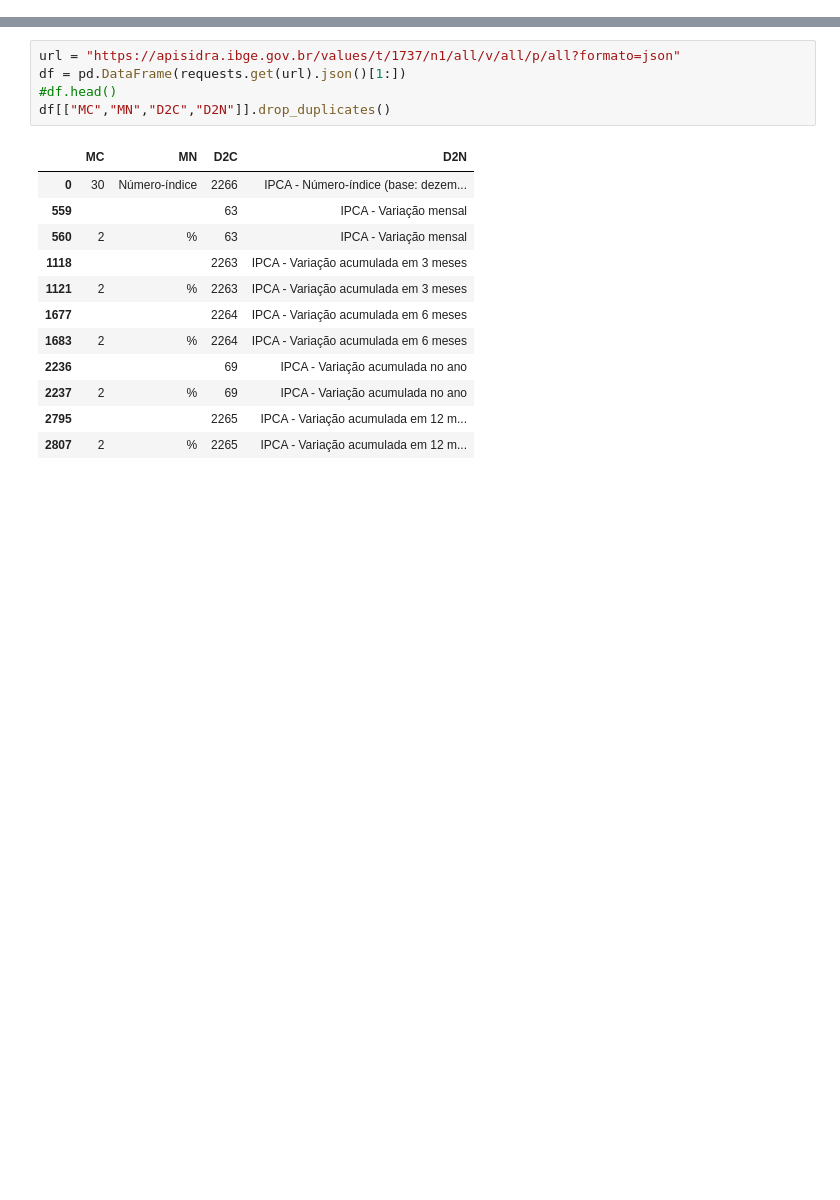
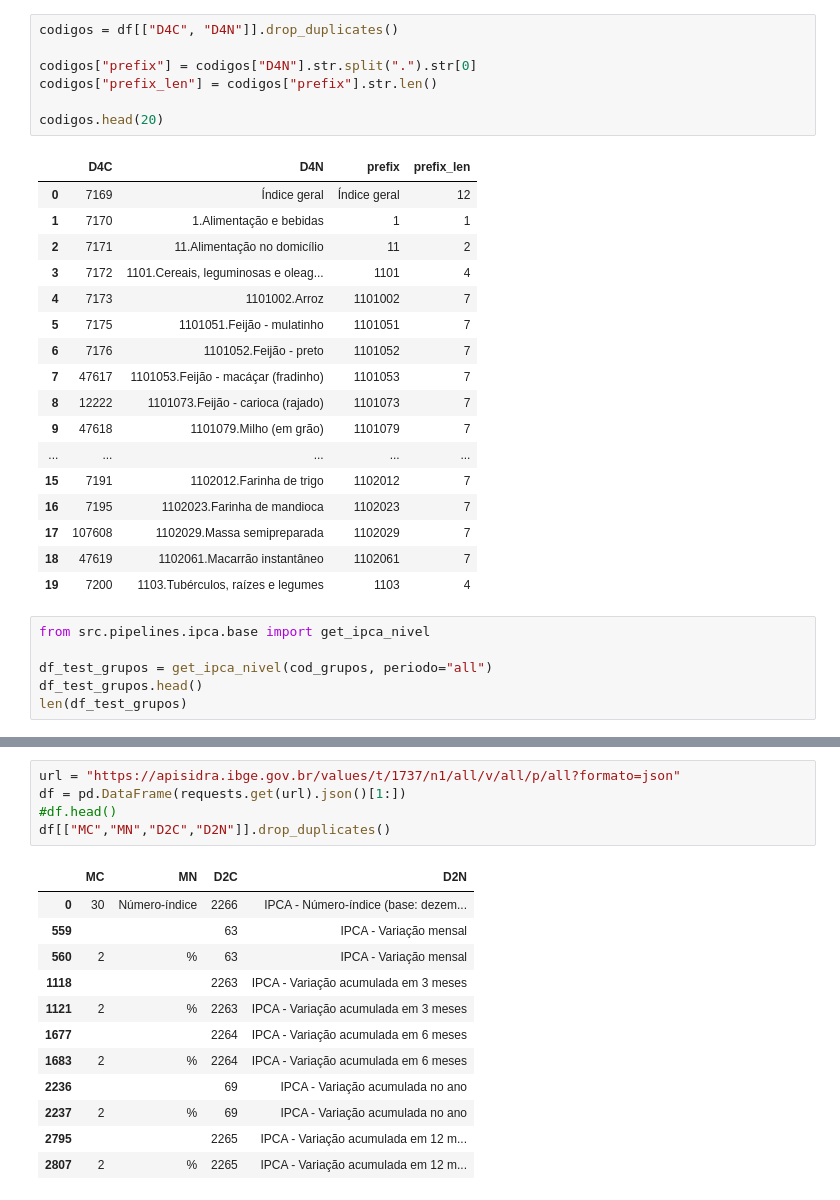
Before and after one commit to IncomeView/inflation_bcb, a Jupyter notebook: notebooks/00.analise_api.ipynb, the cells around one changed output, grey strips where cells are left out. Cells and saved outputs as stored; diff of their text form; blank space fills up the shorter version.

Commit message:
api e tabelas ipca ok

```diff
--- a/notebooks/00.analise_api.ipynb
+++ b/notebooks/00.analise_api.ipynb
@@ -17,0 +196,31 @@ df.head()
+# %%
+codigos = df[["D4C", "D4N"]].drop_duplicates()
+
+codigos["prefix"] = codigos["D4N"].str.split(".").str[0]
+codigos["prefix_len"] = codigos["prefix"].str.len()
+
+codigos.head(20)
+# %% [output]
+|  | D4C | D4N | prefix | prefix_len |
+| 0 | 7169 | Índice geral | Índice geral | 12 |
+| 1 | 7170 | 1.Alimentação e bebidas | 1 | 1 |
+| 2 | 7171 | 11.Alimentação no domicílio | 11 | 2 |
+| 3 | 7172 | 1101.Cereais, leguminosas e oleag... | 1101 | 4 |
+| 4 | 7173 | 1101002.Arroz | 1101002 | 7 |
+| 5 | 7175 | 1101051.Feijão - mulatinho | 1101051 | 7 |
+| 6 | 7176 | 1101052.Feijão - preto | 1101052 | 7 |
+| 7 | 47617 | 1101053.Feijão - macáçar (fradinho) | 1101053 | 7 |
+| 8 | 12222 | 1101073.Feijão - carioca (rajado) | 1101073 | 7 |
+| 9 | 47618 | 1101079.Milho (em grão) | 1101079 | 7 |
+| ... | ... | ... | ... | ... |
+| 15 | 7191 | 1102012.Farinha de trigo | 1102012 | 7 |
+| 16 | 7195 | 1102023.Farinha de mandioca | 1102023 | 7 |
+| 17 | 107608 | 1102029.Massa semipreparada | 1102029 | 7 |
+| 18 | 47619 | 1102061.Macarrão instantâneo | 1102061 | 7 |
+| 19 | 7200 | 1103.Tubérculos, raízes e legumes | 1103 | 4 |
+# %%
+from src.pipelines.ipca.base import get_ipca_nivel
+
+df_test_grupos = get_ipca_nivel(cod_grupos, periodo="all")
+df_test_grupos.head()
+len(df_test_grupos)
```
Also changed, not shown: parts of 19 cells of this notebook, 10 other files.
